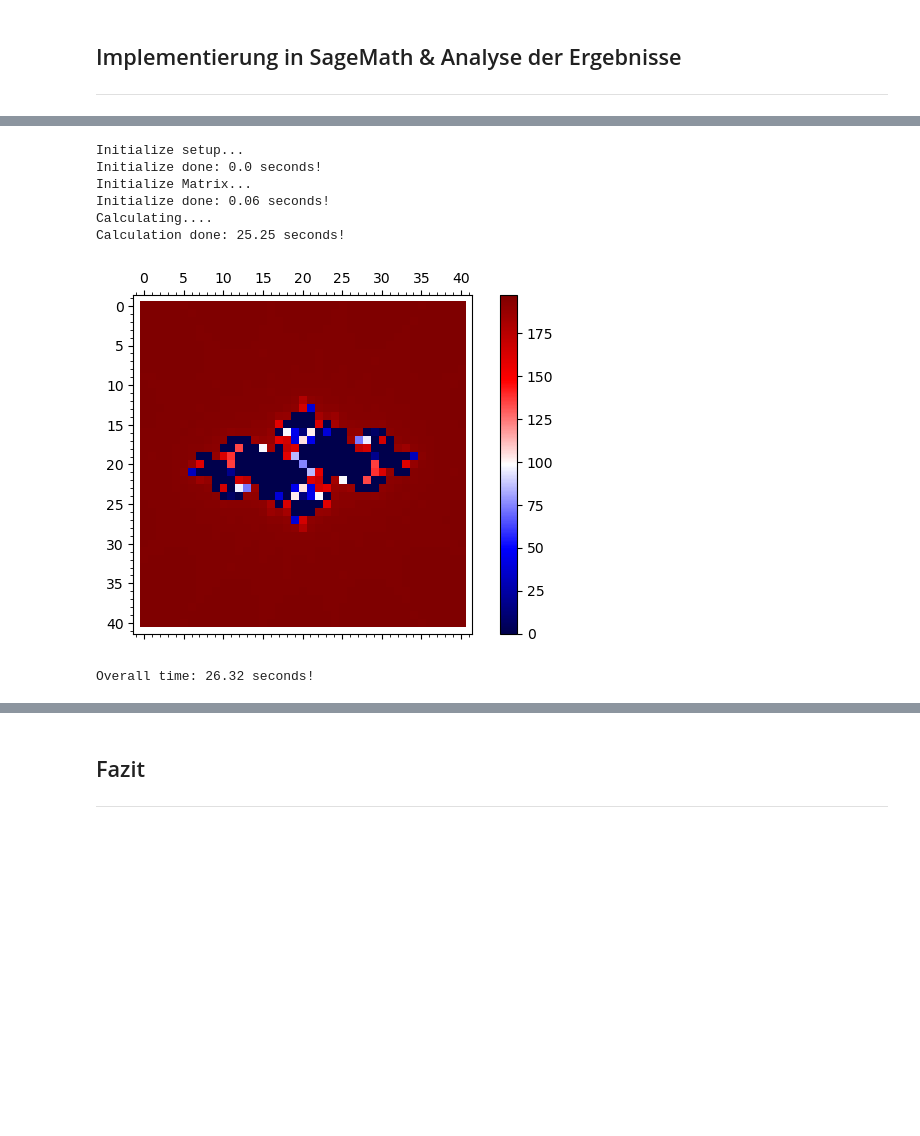
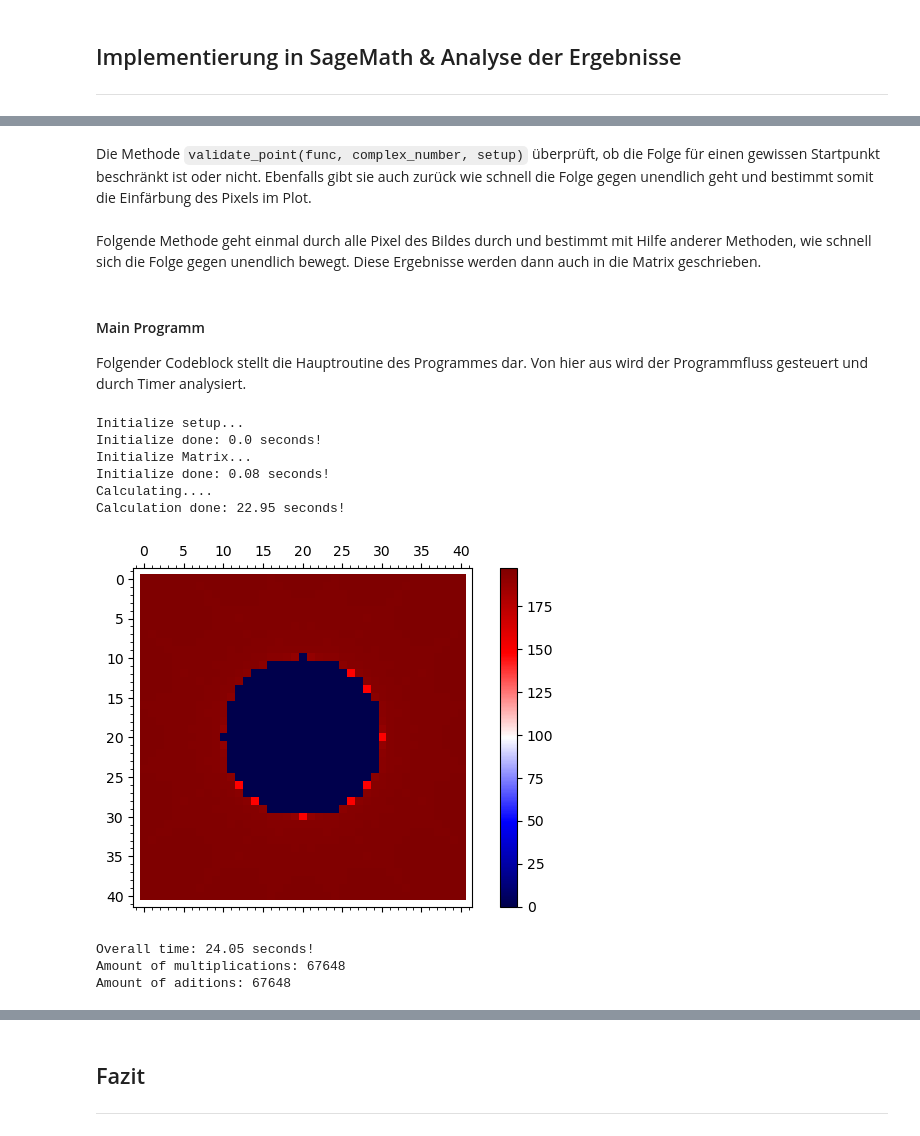
Before and after one commit to simgae/HM-Angewandte-Mathematik, a Jupyter notebook: Lecture_6/JuliaMengen.ipynb, the cells around one changed output, grey strips where cells are left out. Saved outputs shown, nothing was run; the diff lists cells and outputs as text; code cells hidden in the pictures; blank space fills up the shorter version.

```diff
--- a/Lecture_6/JuliaMengen.ipynb
+++ b/Lecture_6/JuliaMengen.ipynb
@@ -48,3 +104,8 @@ Zu Beginn der Erstellung müssen folgende Parameter festgelegt werden:
 # %%
 # Define variables
 x, c = var('x', 'c')
+
+# analytics class to define class variables for multiplications and additions
+class Analytics:
+    multiplications = 0
+    additions = 0
@@ -94,4 +159,7 @@ def get_function_value(func, x, c):
     Returns:
         The value obtained by calling the function with the provided arguments.
     """
+    Analytics.multiplications += 1
+    Analytics.additions += 1
+
     return func(x, c)
@@ -113,7 +183,7 @@ def initialize_matrix(setup):
         col_list = []
 
         for row in np.arange(setup['y_start'], setup['y_end'] + 1, 1 / setup['scaling']):
-            col_list.append(col + row * 1j)
+            col_list.append(row + (col * -1) * 1j)
         matrix_list.append(col_list)
 
     return Matrix(CDF, matrix_list)
@@ -130,6 +202,8 @@ def print_matrix(matrix):
 
     """
     return matrix_plot(matrix, cmap='seismic', colorbar=True, axes=False, frame=True)
+# %% [markdown]
+Die Methode `validate_point(func, complex_number, setup)` überprüft, ob die Folge für einen gewissen Startpunkt beschränkt ist oder nicht. Ebenfalls gibt sie auch zurück wie schnell die Folge gegen unendlich geht und bestimmt somit die Einfärbung des Pixels im Plot.
 # %%
 def validate_point(func, complex_number, setup):
     """
@@ -151,6 +225,8 @@ def validate_point(func, complex_number, setup):
         run -= 1
 
     return run
+# %% [markdown]
+Folgende Methode geht einmal durch alle Pixel des Bildes durch und bestimmt mit Hilfe anderer Methoden, wie schnell sich die Folge gegen unendlich bewegt. Diese Ergebnisse werden dann auch in die Matrix geschrieben.
 # %%
 def change_matrix(func, matrix, setup):
     """
@@ -176,7 +252,15 @@ def change_matrix(func, matrix, setup):
         new_list.append(rows)
 
     return Matrix(CDF, new_list)
+# %% [markdown]
+#### Main Programm
+
+Folgender Codeblock stellt die Hauptroutine des Programmes dar. Von hier aus wird der Programmfluss gesteuert und durch Timer analysiert.
 # %%
+# reset analytics
+Analytics.multiplications = 0
+Analytics.additions = 0
+
 t2 = time.time()
 
 print('Initialize setup...')
@@ -184,7 +268,7 @@ print('Initialize setup...')
 t0 = time.time()
 
 # Initialize setup parameters
-setup = initialize_julia_sets(-0.7423 + 0.105j, 'x^2+c', -2, 2, -2, 2, 10)
+setup = initialize_julia_sets(0, 'x^2+c', -2, 2, -2, 2, 10)
 func(x, c) = setup['formula']
 
 t1 = time.time()
@@ -195,37 +279,41 @@ print('Initialize Matrix...')
 
 t0 = time.time()
 
 # Initialize matrix
 matrix = initialize_matrix(setup)
 
 t1 = time.time()
 
 print('Initialize done: ' + str(round(t1 - t0, 2)) + ' seconds!')
 
 print('Calculating....')
 
 t0 = time.time()
 
 # Change matrix values
 matrix = change_matrix(func, matrix, setup)
 
 t1 = time.time()
 
 print('Calculation done: ' + str(round(t1 - t0, 2)) + ' seconds!')
 print_matrix(matrix)
 
 t3 = time.time()
 
 print('Overall time: ' + str(round(t3 - t2, 2)) + ' seconds!')
+print('Amount of multiplications: ' + str(Analytics.multiplications))
+print('Amount of aditions: ' + str(Analytics.additions))
 # %% [output]
 Initialize setup...
 Initialize done: 0.0 seconds!
 Initialize Matrix...
-Initialize done: 0.06 seconds!
+Initialize done: 0.08 seconds!
 Calculating....
-Calculation done: 25.25 seconds!
+Calculation done: 22.95 seconds!
-[figure, old version]
+[figure, new version]
-Overall time: 26.32 seconds!
+Overall time: 24.05 seconds!
+Amount of multiplications: 67648
+Amount of aditions: 67648
 # %% [markdown]
 ## Auswertung des Algorithmusses
 ---
```
Also changed, not shown: parts of 30 cells of this notebook, 7 other files.
